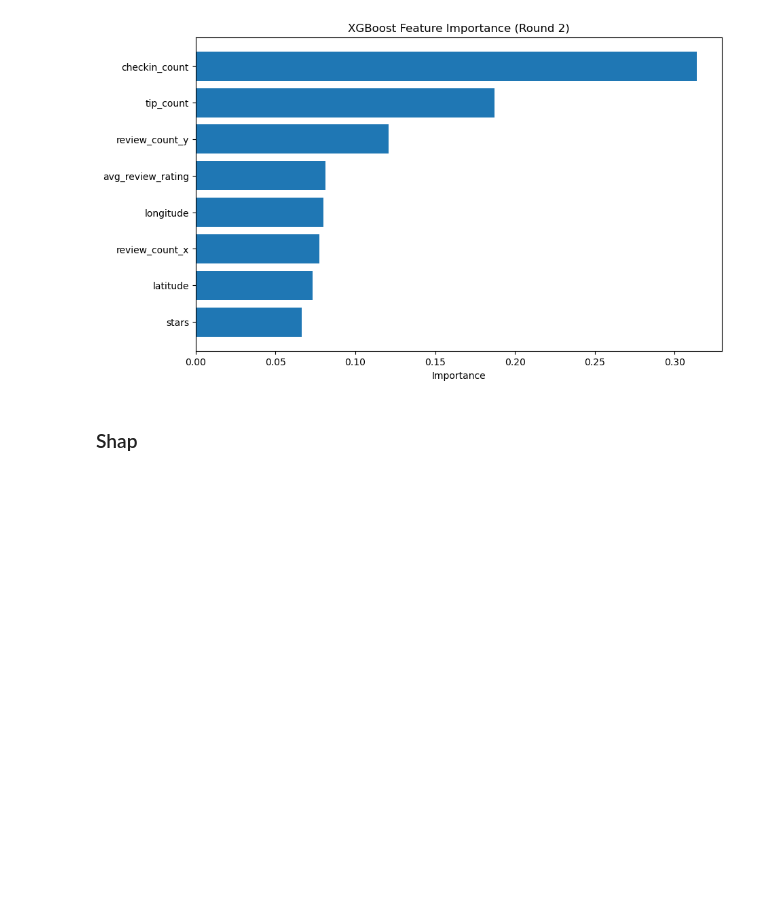
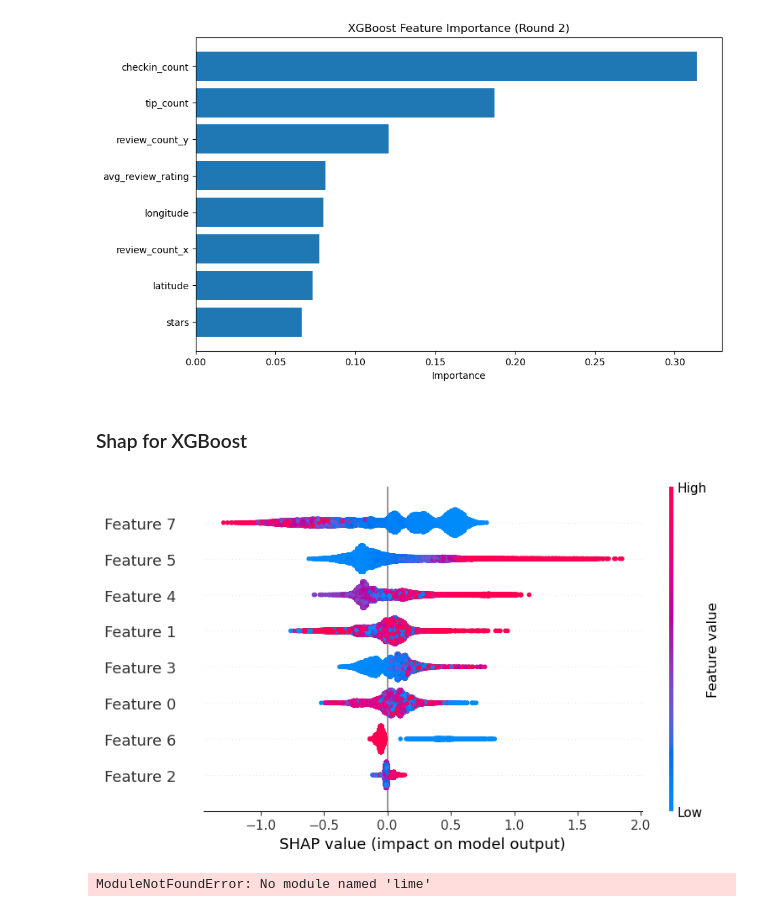
Before and after one commit to yugahang/Business_Validation, a Jupyter notebook: ML_Ass.ipynb, the cells around one changed output. Cells and saved outputs as stored; diff of their text form; code cells hidden in the pictures; blank space fills up the shorter version.

```diff
--- a/ML_Ass.ipynb
+++ b/ML_Ass.ipynb
@@ -1083,12 +1135,26 @@ plt.show()
 # %% [output]
 [figure]
 # %% [markdown]
-### Shap
+### Shap for XGBoost
 # %%
 import shap
-# Convert numpy arrays to pandas DataFrames
-X_train_scaled_df = pd.DataFrame(X_train_scaled)
-X_test_scaled_df = pd.DataFrame(X_test_scaled)
+
+# Explain predictions with SHAP for XGBoost
+explainer = shap.Explainer(best_xgb_1)
+shap_values = explainer(X_test_scaled)
+
+# Visualize SHAP values
+shap.summary_plot(shap_values, X_test_scaled)
+
+# Or use LIME
+from lime import lime_tabular
+
+explainer = lime_tabular.LimeTabularExplainer(X_train.values, feature_names=X.columns, class_names=['Not Open', 'Open'], mode='classification')
+lime_explanation = explainer.explain_instance(X_test.iloc[0], best_xgb_1.predict_proba)
+lime_explanation.show_in_notebook()
+# %% [output]
+[figure, added]
+ModuleNotFoundError: No module named 'lime'
 # %%
 import pickle
 # %%
```
Also changed, not shown: parts of 7 cells of this notebook.
